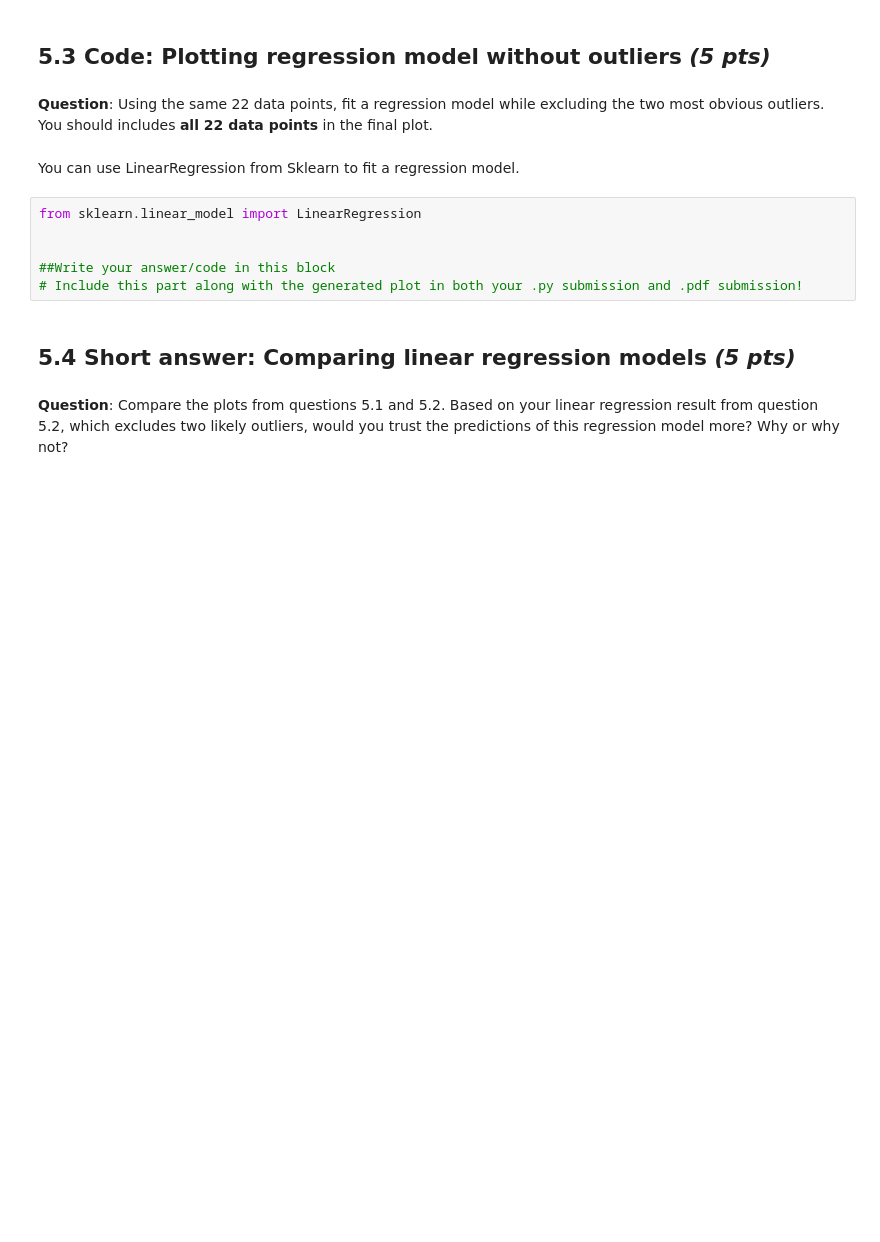
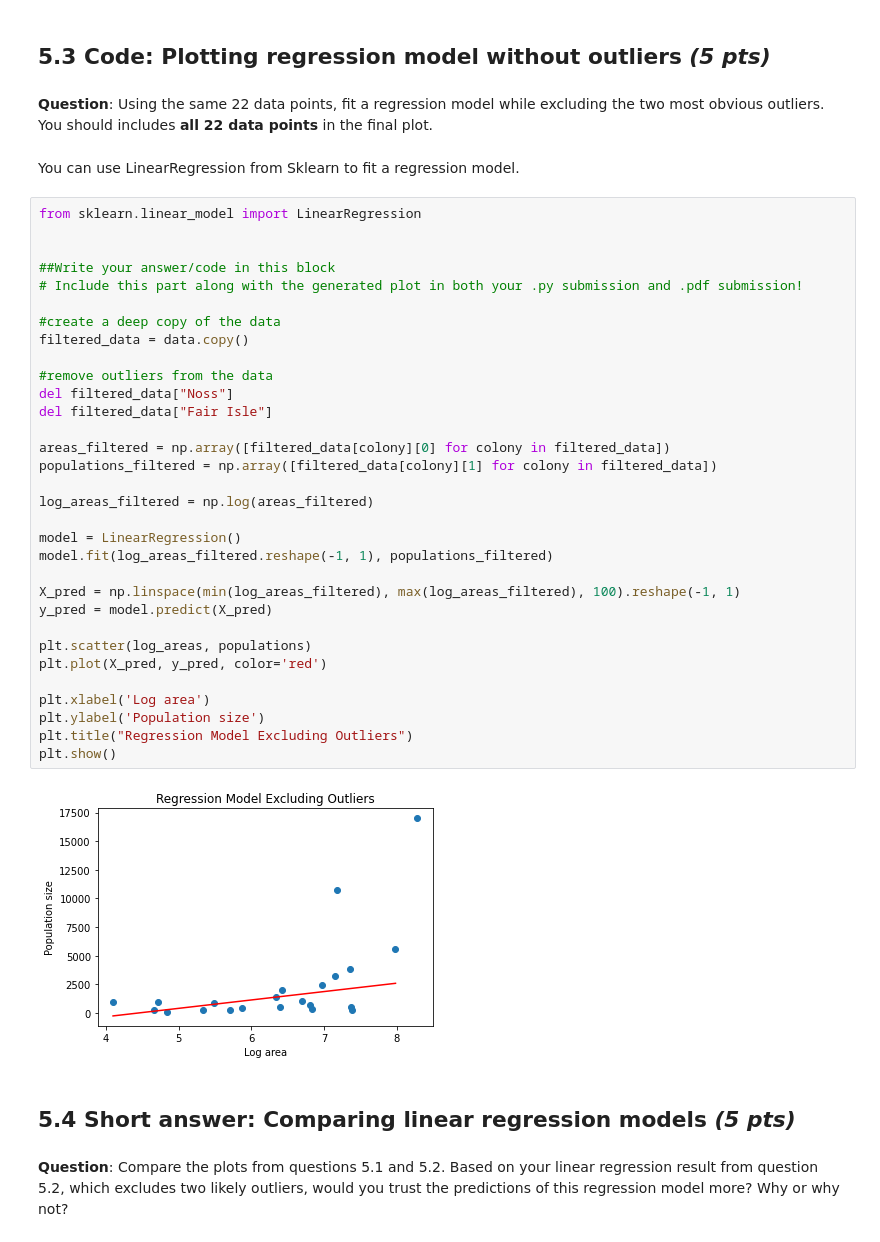
Before and after one commit to tnikas/CS541, a Jupyter notebook: PSets/PS3/ps3.ipynb, the cells around one changed output. Saved outputs shown, nothing was run; the diff lists cells and outputs as text; blank space fills up the shorter version.

```diff
--- a/PSets/PS3/ps3.ipynb
+++ b/PSets/PS3/ps3.ipynb
@@ -756,9 +804,37 @@ You can use LinearRegression from Sklearn to fit a regression model.
 # %%
 from sklearn.linear_model import LinearRegression
 
 
 ##Write your answer/code in this block
 # Include this part along with the generated plot in both your .py submission and .pdf submission!
+
+#create a deep copy of the data
+filtered_data = data.copy()
+
+#remove outliers from the data
+del filtered_data["Noss"]
+del filtered_data["Fair Isle"]
+
+areas_filtered = np.array([filtered_data[colony][0] for colony in filtered_data])
+populations_filtered = np.array([filtered_data[colony][1] for colony in filtered_data])
+
+log_areas_filtered = np.log(areas_filtered)
+
+model = LinearRegression()
+model.fit(log_areas_filtered.reshape(-1, 1), populations_filtered)
+
+X_pred = np.linspace(min(log_areas_filtered), max(log_areas_filtered), 100).reshape(-1, 1)
+y_pred = model.predict(X_pred)
+
+plt.scatter(log_areas, populations)
+plt.plot(X_pred, y_pred, color='red')
+
+plt.xlabel('Log area')
+plt.ylabel('Population size')
+plt.title("Regression Model Excluding Outliers")
+plt.show()
+# %% [output]
+[figure, added]
 # %% [markdown]
 ## **5.4 Short answer:** Comparing linear regression models *(5 pts)*
 # %% [markdown]
```
Also changed, not shown: parts of 6 cells of this notebook.
